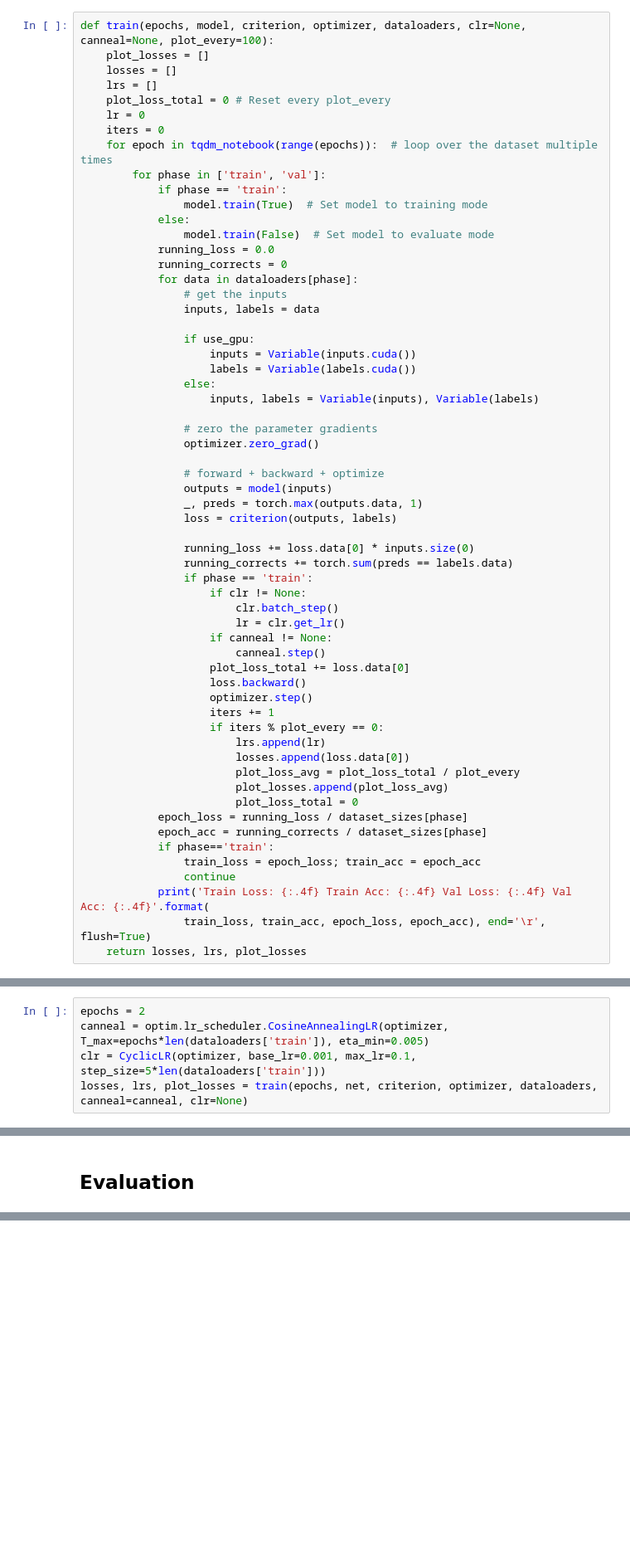
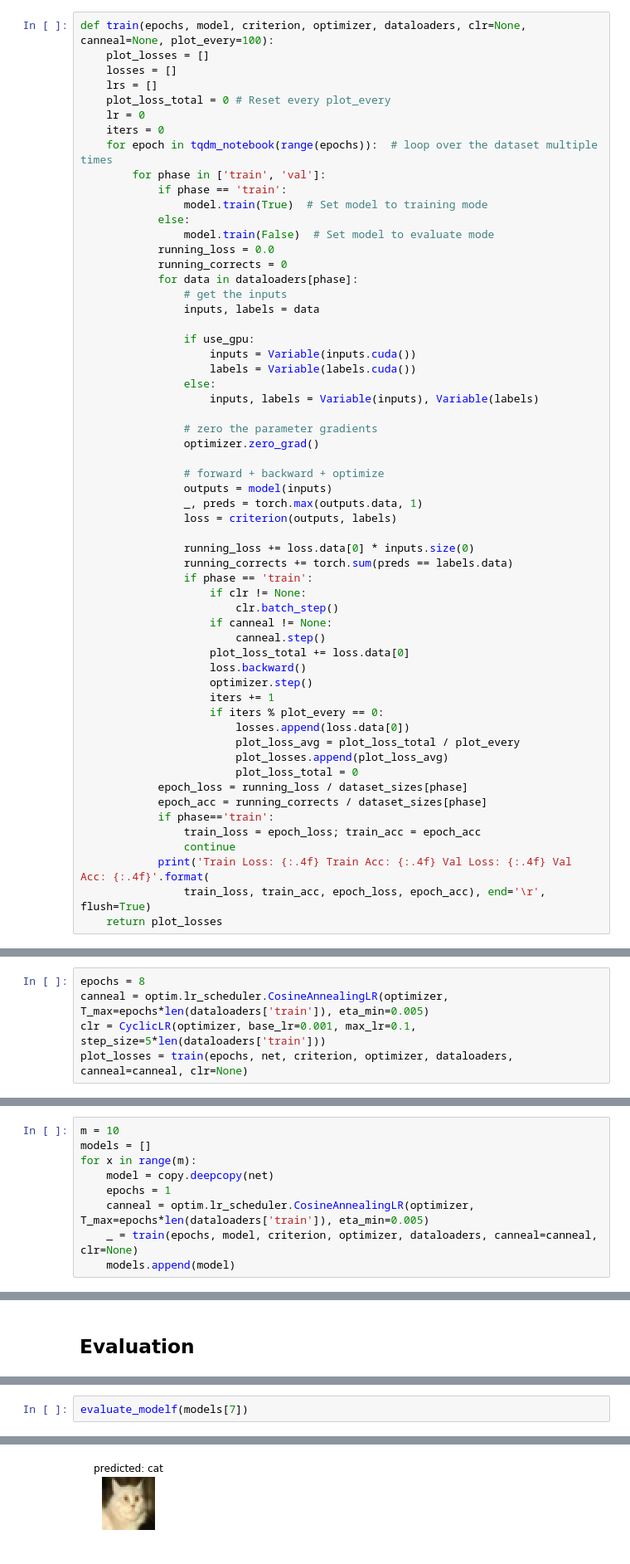
Before and after one commit to shehel/ML-random, a Jupyter notebook: CNN_optimizations.ipynb, the cells around one changed output, grey strips where cells are left out. Shown: that part at 83% size. Drawn from its saved outputs; the diff is of its cells as text; blank space fills up the shorter version.

```diff
--- a/CNN_optimizations.ipynb
+++ b/CNN_optimizations.ipynb
@@ -291,7 +293,6 @@ def train(epochs, model, criterion, optimizer, dataloaders, clr=None, canneal=No
                 if phase == 'train':
                     if clr != None:
                         clr.batch_step()
-                        lr = clr.get_lr()
                     if canneal != None:
                         canneal.step()
                     plot_loss_total += loss.data[0]
@@ -299,7 +300,6 @@ def train(epochs, model, criterion, optimizer, dataloaders, clr=None, canneal=No
                     optimizer.step()
                     iters += 1
                     if iters % plot_every == 0:
-                        lrs.append(lr)
                         losses.append(loss.data[0])
                         plot_loss_avg = plot_loss_total / plot_every
                         plot_losses.append(plot_loss_avg)
@@ -311,7 +311,7 @@ def train(epochs, model, criterion, optimizer, dataloaders, clr=None, canneal=No
                 continue
             print('Train Loss: {:.4f} Train Acc: {:.4f} Val Loss: {:.4f} Val Acc: {:.4f}'.format(
                 train_loss, train_acc, epoch_loss, epoch_acc), end='\r', flush=True)
-    return losses, lrs, plot_losses
+    return plot_losses
 # %% [markdown]
 ## Training
 # %% [markdown]
@@ -353,10 +353,10 @@ net = ResNetCifar10()
 if use_gpu: net.cuda()
 optimizer = optim.SGD(net.parameters(), lr=0.08, momentum=0.9)
 # %%
-epochs = 2
+epochs = 8
 canneal = optim.lr_scheduler.CosineAnnealingLR(optimizer, T_max=epochs*len(dataloaders['train']), eta_min=0.005)
 clr = CyclicLR(optimizer, base_lr=0.001, max_lr=0.1, step_size=5*len(dataloaders['train']))
-losses, lrs, plot_losses = train(epochs, net, criterion, optimizer, dataloaders, canneal=canneal, clr=None)
+plot_losses = train(epochs, net, criterion, optimizer, dataloaders, canneal=canneal, clr=None)
 # %% [output]
 Failed to display Jupyter Widget of type HBox.
 If you're reading this message in the Jupyter Notebook or JupyterLab Notebook, it may mean that the widgets JavaScript is still loading. If this message persists, it likely means that the widgets Java ...
@@ -364,0 +370,9 @@ Train Loss: 0.3676 Train Acc: 0.8736 Val Loss: 0.4592 Val Acc: 0.8455
+# %%
+m = 10
+models = []
+for x in range(m):
+    model = copy.deepcopy(net)
+    epochs = 1
+    canneal = optim.lr_scheduler.CosineAnnealingLR(optimizer, T_max=epochs*len(dataloaders['train']), eta_min=0.005)
+    _ = train(epochs, model, criterion, optimizer, dataloaders, canneal=canneal, clr=None)
+    models.append(model)
@@ -405,0 +486,3 @@ Accuracy of the network on test images: 84 %
+# %%
+evaluate_modelf(models[7])
+# %% [output]
@@ -405,0 +490 @@ Accuracy of the network on test images: 84 %
+[figure, added]
```
Also changed, not shown: parts of 11 cells of this notebook.
